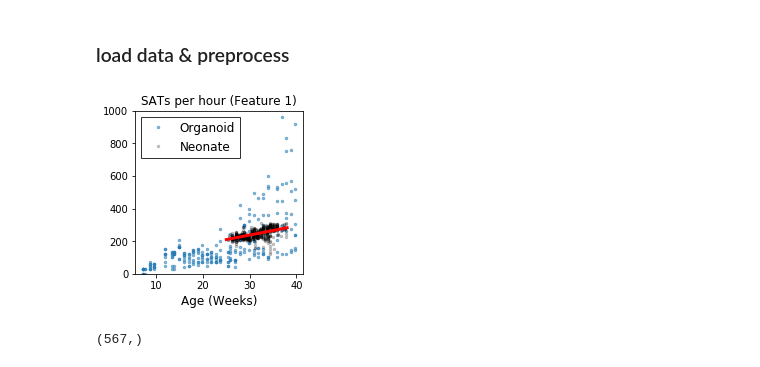
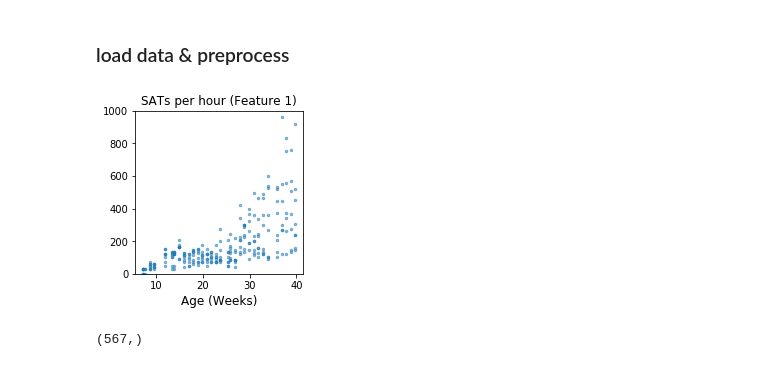
Before and after one commit to rdgao/daily_notebook, a Jupyter notebook: daily18_02_20_organoidEEGclassifier.ipynb, the cells around one changed output. Drawn from its saved outputs; the diff is of its cells as text; code cells hidden in the pictures.

```diff
--- a/daily18_02_20_organoidEEGclassifier.ipynb
+++ b/daily18_02_20_organoidEEGclassifier.ipynb
@@ -155,38 +155,39 @@ baby_data.keys()
 baby_feat = baby_data['features_fullepoch']
 
 # split age array into columns
 baby_id, baby_pma, baby_ema = baby_data['age'].T
 
 # only want certain columns of features
 feat_cols = np.array([6,7,8,9,10,11,12,13,14,19,20,21,22])
 feat_names = ['SATs per hour',
 'RMS SAT duration',
 'SAT duration (50%)',
 'SAT duration (5%)',
 'SAT duration (95%)',
 'RMS Inter-SAT Duration',
 'Inter-SAT duration (50%)',
 'Inter-SAT duration (5%)',
 'Inter-SAT duration (95%)',
 'Relative Delta Power',
 'Relative Theta Power',
 'Relative Alpha Power',
 'Relative Beta Power']
 
 plt.figure(figsize=(3,3))
 feat_ind = 0
 pparams = np.polyfit(baby_pma, baby_feat[:,feat_cols[feat_ind]], deg=1)
 plt.plot(org_age_stacked, org_feat_stacked[:,feat_cols[feat_ind]], '.', ms=5,alpha=0.5,label='Organoid');
-plt.plot(baby_pma, baby_feat[:,feat_cols[feat_ind]],'.k', ms=5, alpha=0.2, label='Neonate');
-plt.plot([25., 38.], np.array([25., 38.])*pparams[0]+pparams[1], 'r-', lw=3)
+# plt.plot(baby_pma, baby_feat[:,feat_cols[feat_ind]],'.k', ms=5, alpha=0.2, label='Neonate');
+# plt.plot([25., 38.], np.array([25., 38.])*pparams[0]+pparams[1], 'r-', lw=3)
 plt.xlabel('Age (Weeks)', fontsize=12)
 plt.title(feat_names[feat_ind] + ' (Feature %i)'%(feat_ind+1), fontsize=12)
 plt.ylim([0, 1000])
-plt.legend(fontsize=12)
+#plt.legend(fontsize=12)
 #plt.xlim([24, 40])
-plt.savefig(fig_saveout + '6_' + feat_names[feat_ind] + '.pdf', bbox_inches = 'tight')
+#plt.savefig(fig_saveout + '6_' + feat_names[feat_ind] + '.pdf', bbox_inches = 'tight')
+plt.savefig('/Users/rdgao/Dropbox/Research/Reports/2018 - KIBMTalk - CorticoidOscillation/' + '6_' + feat_names[feat_ind] + '.pdf', bbox_inches = 'tight')
 # %% [output]
-[figure, old version]
+[figure, new version]
 # %%
 baby_id.shape
 # %% [output]
```
Also changed, not shown: 7 other files.
